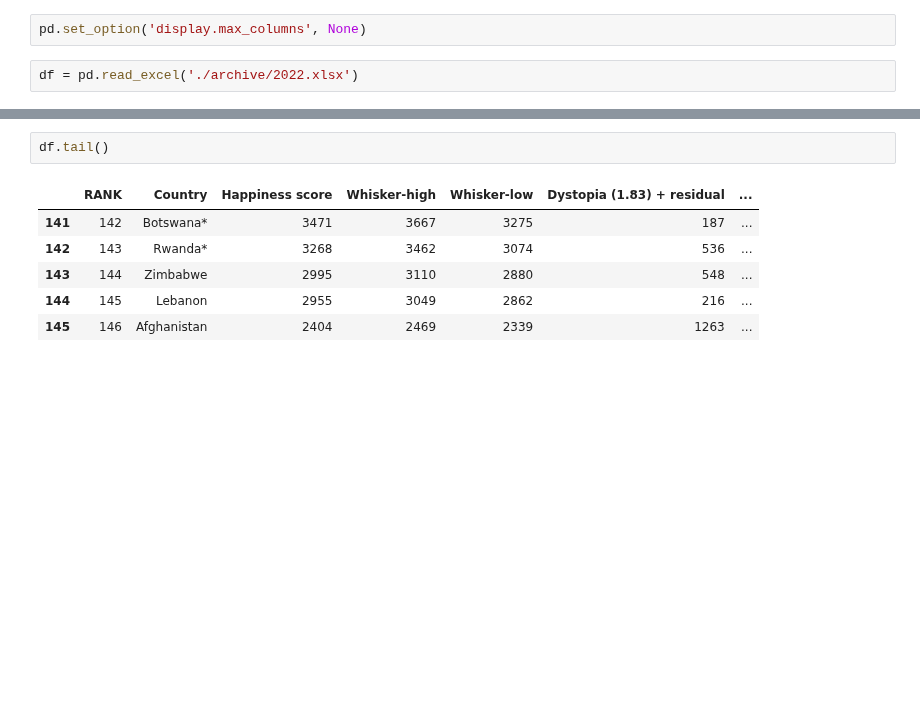
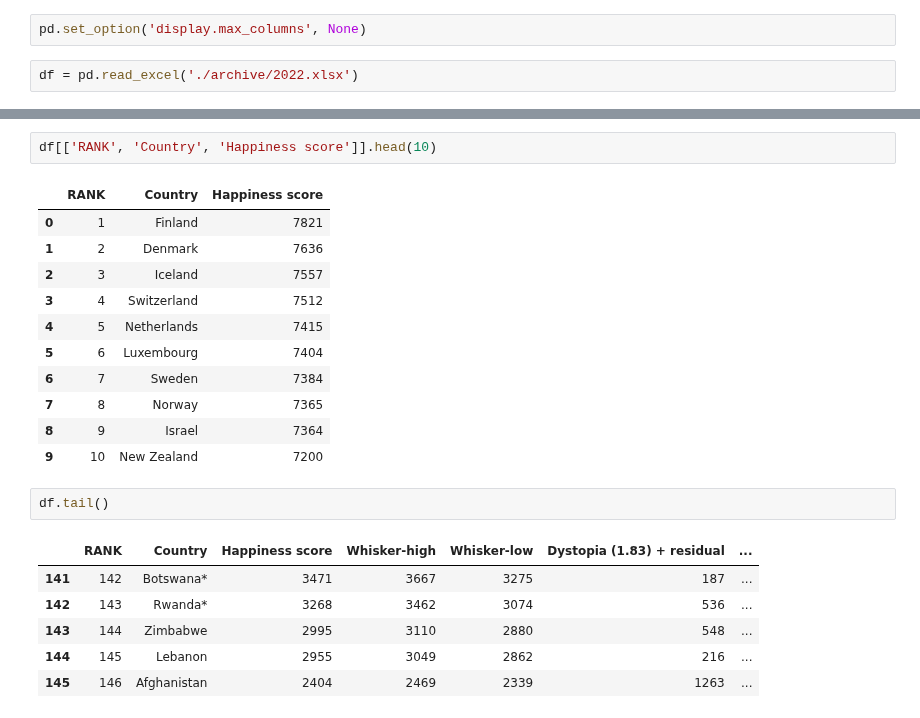
Before and after one commit to ediziks/EPITA-DSA-Notes, a Jupyter notebook: BigDataInfrastructure/Final Study/discover.ipynb, the cells around one changed output, grey strips where cells are left out. Saved outputs shown, nothing was run; the diff lists cells and outputs as text; blank space fills up the shorter version.

```diff
--- a/BigDataInfrastructure/Final Study/discover.ipynb
+++ b/BigDataInfrastructure/Final Study/discover.ipynb
@@ -21,3 +18,17 @@ df.head()
+# %%
+df[['RANK', 'Country', 'Happiness score']].head(10)
+# %% [output]
+|  | RANK | Country | Happiness score |
+| 0 | 1 | Finland | 7821 |
+| 1 | 2 | Denmark | 7636 |
+| 2 | 3 | Iceland | 7557 |
+| 3 | 4 | Switzerland | 7512 |
+| 4 | 5 | Netherlands | 7415 |
+| 5 | 6 | Luxembourg | 7404 |
+| 6 | 7 | Sweden | 7384 |
+| 7 | 8 | Norway | 7365 |
+| 8 | 9 | Israel | 7364 |
+| 9 | 10 | New Zealand | 7200 |
 # %%
 df.tail()
 # %% [output]
```
Also changed, not shown: parts of 9 cells of this notebook.
